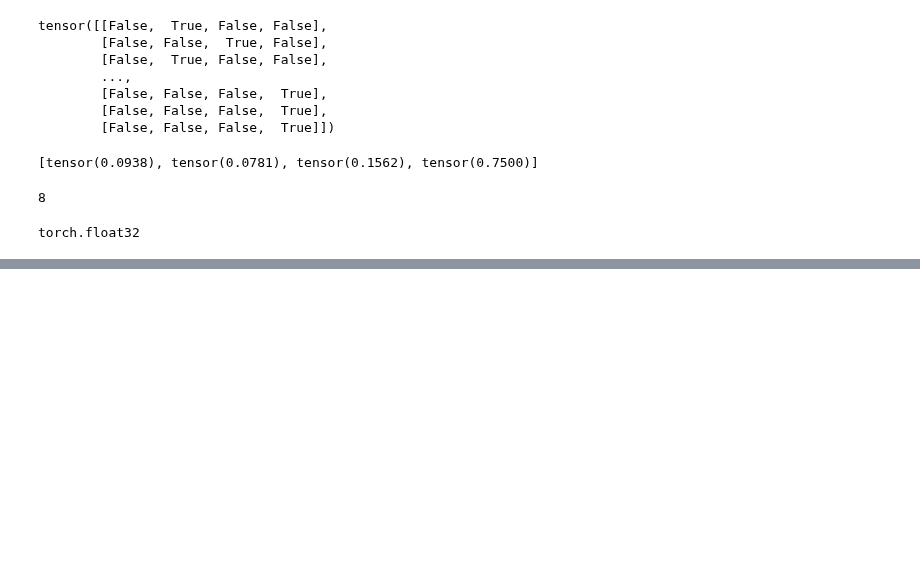
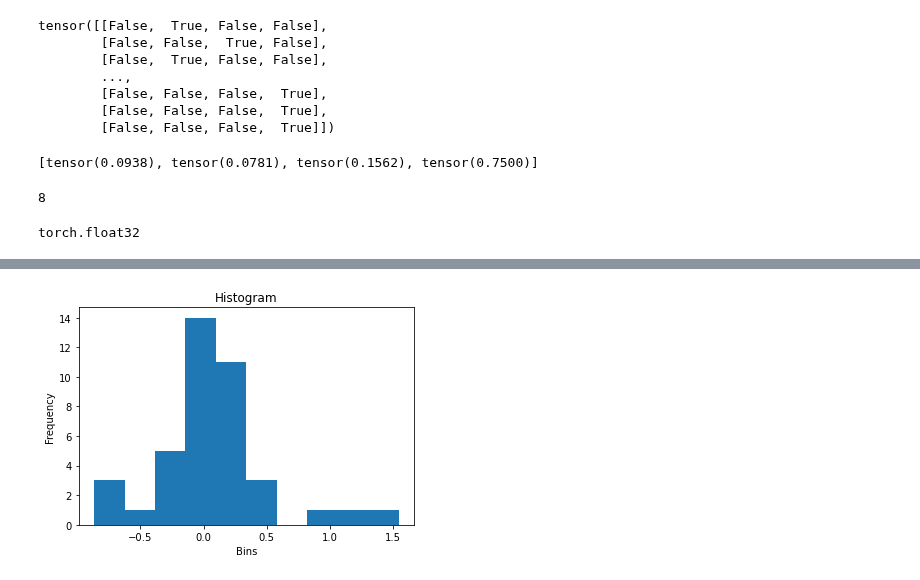
Before and after one commit to dallingordon/LABNET, a Jupyter notebook: labnet_implementation.ipynb, the cells around one changed output, grey strips where cells are left out. Drawn from its saved outputs; the diff is of its cells as text; code cells hidden in the pictures; blank space fills up the shorter version.

```diff
--- a/labnet_implementation.ipynb
+++ b/labnet_implementation.ipynb
@@ -78,7 +80,7 @@ class MyModel(nn.Module):
 model = MyModel()
 # %%
 criterion = nn.MSELoss()
-optimizer = optim.SGD(model.parameters(), lr=0.01)
+optimizer = optim.SGD(model.parameters(), lr=0.1)
 # %%
 input_data = nn_big.inputs.float()
 output_data = nn_big.outputs.float()
@@ -186,0 +170,19 @@ plt.show()
+# %%
+
+def plot_histogram(tensor, b):
+    # Convert tensor to NumPy array
+    tensor_np = tensor.numpy()
+
+    # Calculate histogram using NumPy
+    hist, bins = np.histogram(tensor_np, bins=b)
+
+    # Plot histogram
+    plt.bar(bins[:-1], hist, width=(bins[1]-bins[0]), align='edge')
+
+    # Add labels and title
+    plt.xlabel('Bins')
+    plt.ylabel('Frequency')
+    plt.title('Histogram')
+
+    # Show the plot
+    plt.show()
@@ -186,0 +195,4 @@ plt.show()
+# %%
+plot_histogram(hidden_layer_weights[-1].detach(), b=10)
+# %% [output]
+[figure, added]
```
Also changed, not shown: parts of 6 cells of this notebook.
